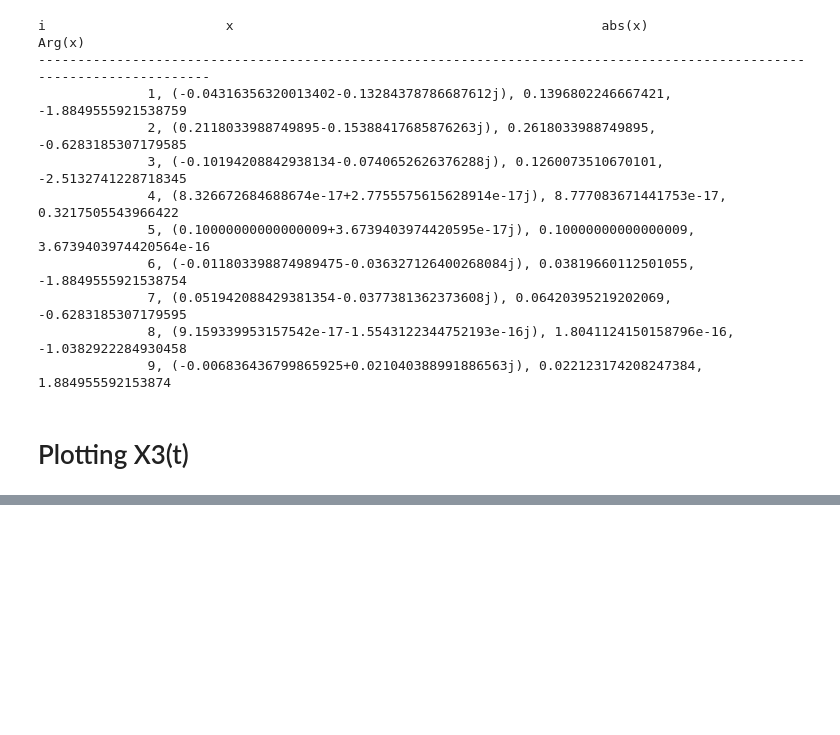
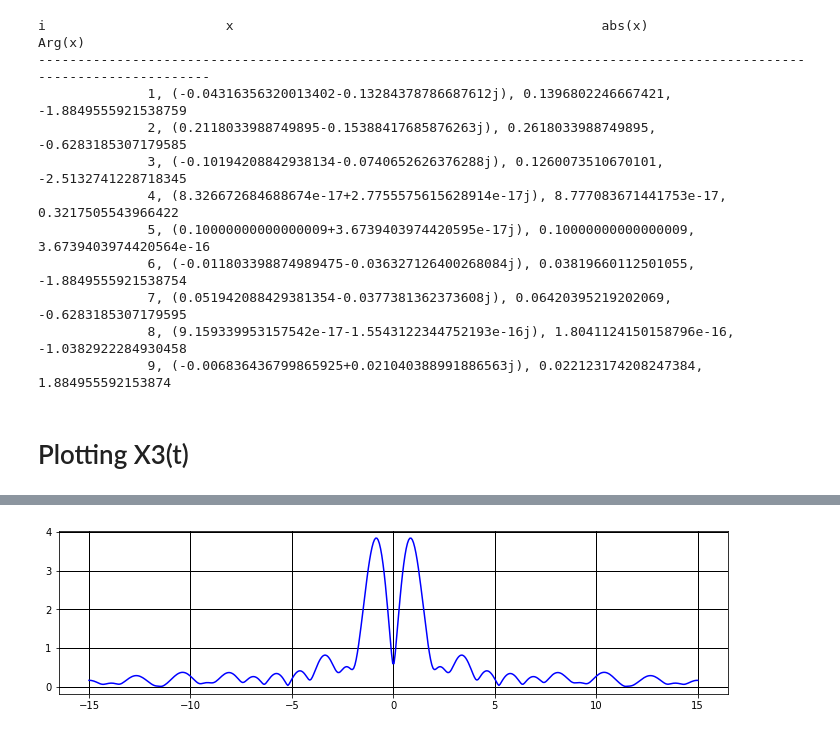
Before and after one commit to Felecort/Python-Rush, a Jupyter notebook: src/Little_Projects/Task_Calculations/Fourier_coeff.ipynb, the cells around one changed output, grey strips where cells are left out. Cells and saved outputs as stored; diff of their text form; code cells hidden in the pictures; blank space fills up the shorter version.

```diff
--- a/src/Little_Projects/Task_Calculations/Fourier_coeff.ipynb
+++ b/src/Little_Projects/Task_Calculations/Fourier_coeff.ipynb
@@ -107,0 +124,10 @@ plt.show()
+# %%
+x_2 = linspace(-15, 15, num=500)
+y_2 = [func_spec_1(t) for t in x_2]
+
+plt.figure(figsize=(12, 3))
+plt.plot(x_2, y_2, "b-")
+plt.grid(color='black', linestyle='-', linewidth=1)
+plt.show()
+# %% [output]
+[figure, added]
```
Also changed, not shown: parts of 10 cells of this notebook.
